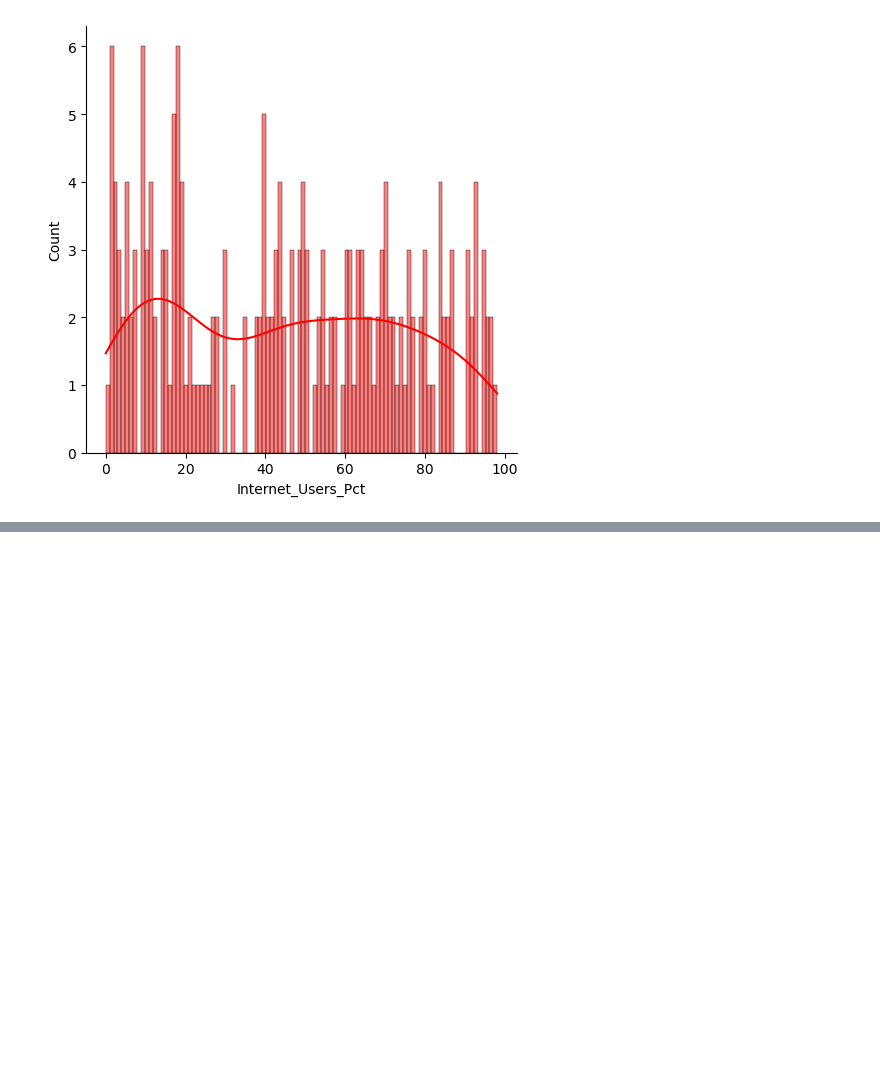
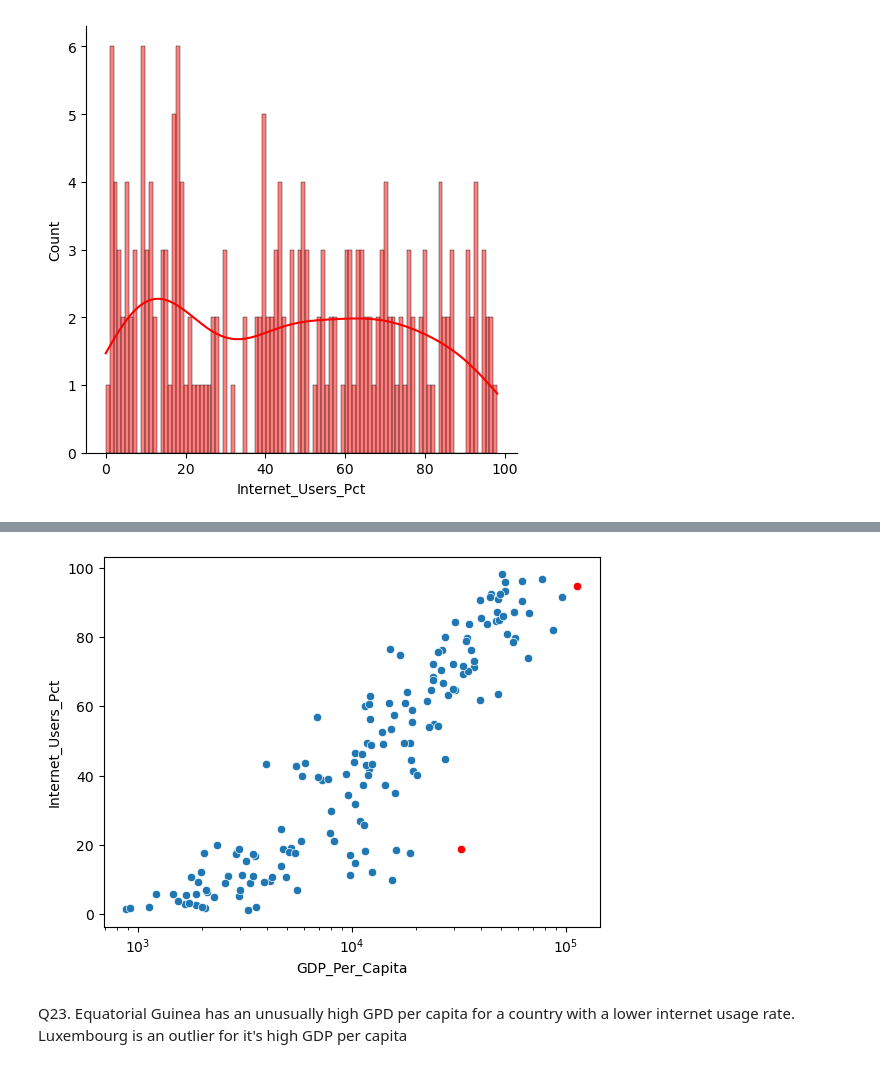
Before and after one commit to NSS-Data-Analytics-Cohort-8/gdp-and-internet-usage-jtbest, a Jupyter notebook: notebooks/un_project.ipynb, the cells around one changed output, grey strips where cells are left out. Saved outputs shown, nothing was run; the diff lists cells and outputs as text; code cells hidden in the pictures; blank space fills up the shorter version.

```diff
--- a/notebooks/un_project.ipynb
+++ b/notebooks/un_project.ipynb
@@ -553,0 +548,9 @@ Equatorial Guinea has an unusually high GPD per capita for a country with a lowe
+# %%
+sns.scatterplot(data = gdp_and_internet_use_2014.dropna(), x = 'GDP_Per_Capita', y = 'Internet_Users_Pct')
+sns.scatterplot(data = outlier_rows.dropna(), x = 'GDP_Per_Capita', y = 'Internet_Users_Pct', color = 'red')
+plt.xscale('log')
+# %% [output]
+[figure, added]
+# %% [markdown]
+Q23.
+Equatorial Guinea has an unusually high GPD per capita for a country with a lower internet usage rate. Luxembourg is an outlier for it's high GDP per capita
```
Also changed, not shown: parts of 43 cells of this notebook.
